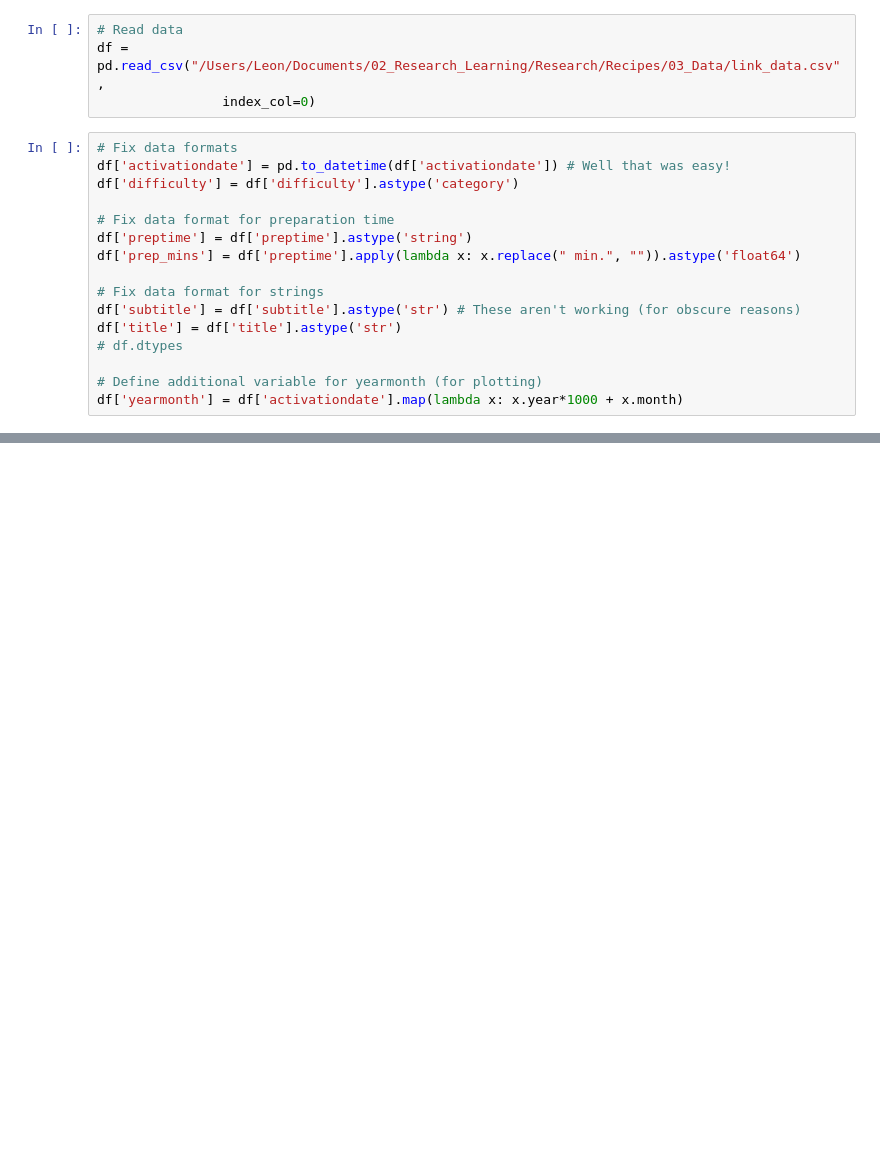
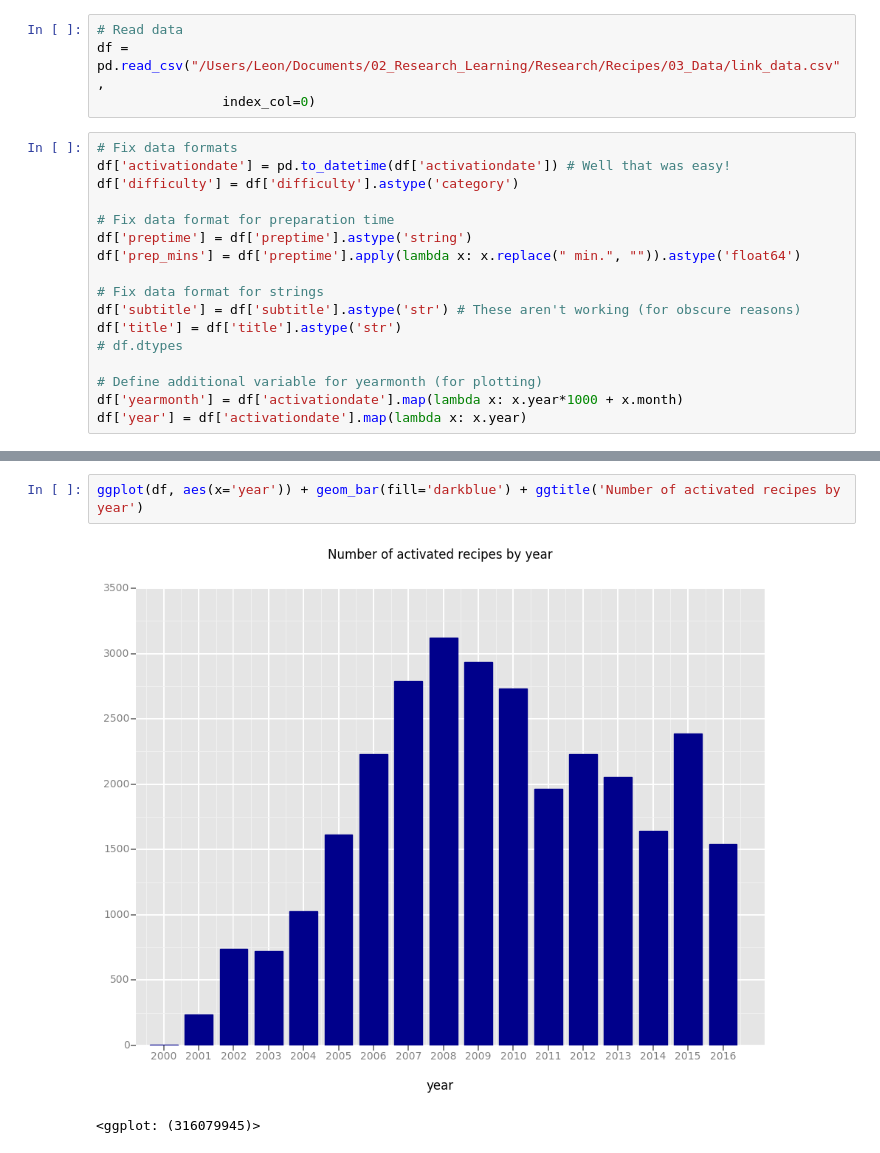
Before and after one commit to leonzucchini/Recipes, a Jupyter notebook: link_page_data_analysis.ipynb, the cells around one changed output, grey strips where cells are left out. Saved outputs shown, nothing was run; the diff lists cells and outputs as text; blank space fills up the shorter version.

```diff
--- a/link_page_data_analysis.ipynb
+++ b/link_page_data_analysis.ipynb
@@ -30,3 +31,4 @@ df['title'] = df['title'].astype('str')
 
 # Define additional variable for yearmonth (for plotting)
 df['yearmonth'] = df['activationdate'].map(lambda x: x.year*1000 + x.month)
+df['year'] = df['activationdate'].map(lambda x: x.year)
@@ -58,0 +46,5 @@ df[df['votes_avg']>5]
+# %%
+ggplot(df, aes(x='year')) + geom_bar(fill='darkblue') + ggtitle('Number of activated recipes by year')
+# %% [output]
+[figure, added]
+<ggplot: (316079945)>
```
Also changed, not shown: parts of 9 cells of this notebook, 1 other file.
